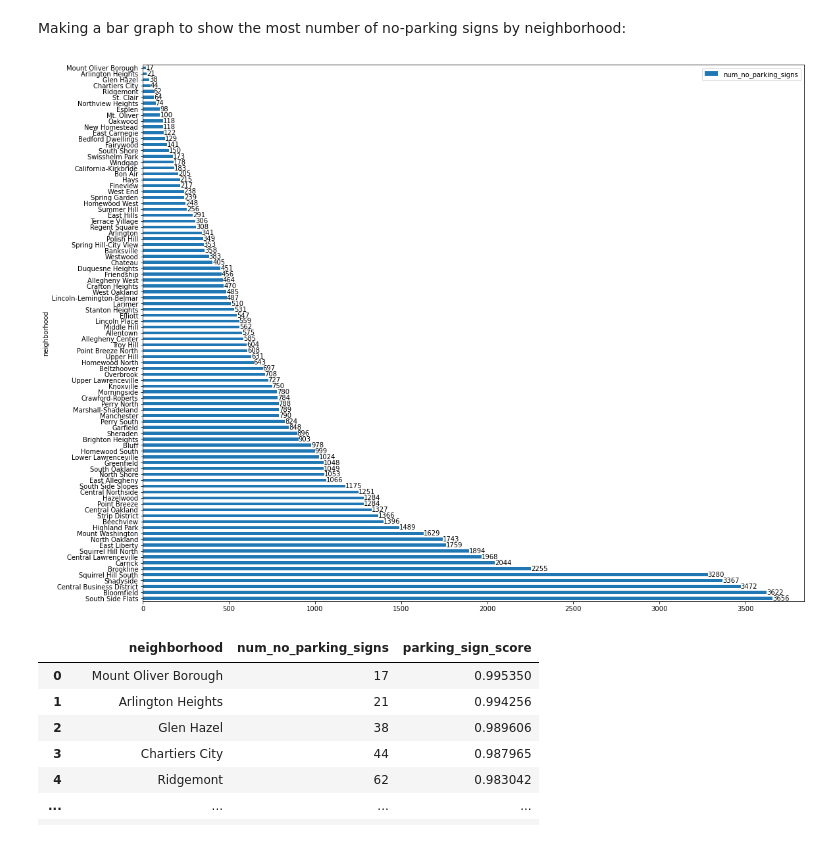
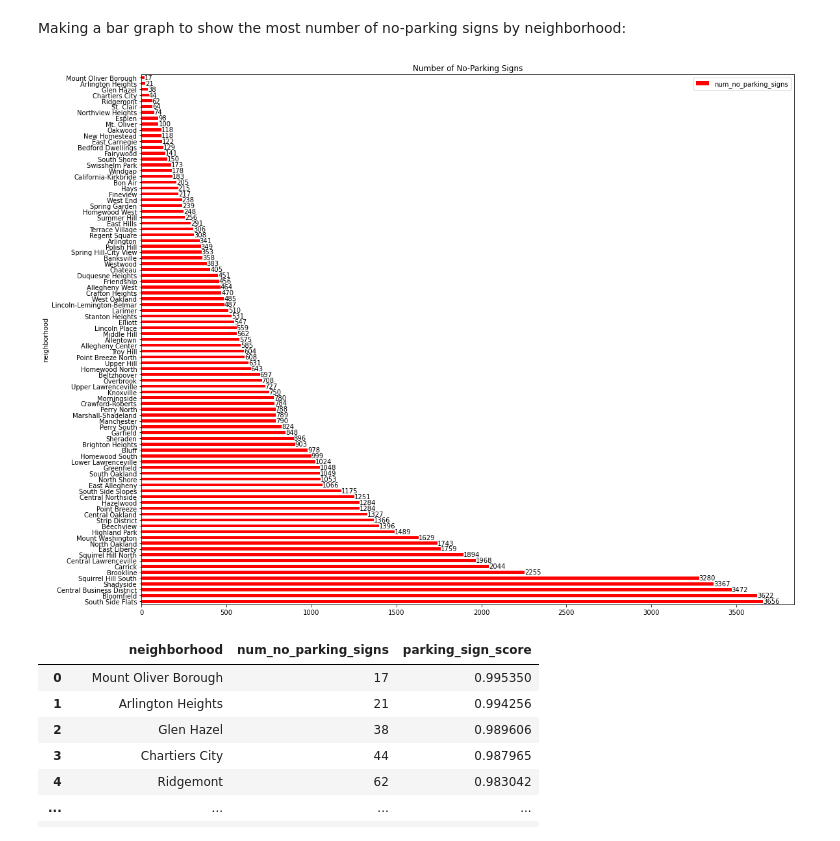
Before and after one commit to drew-whiteside/cmpinf_0010_final, a Jupyter notebook: Final_Presentation_APR21.ipynb, the cells around one changed output. Drawn from its saved outputs; the diff is of its cells as text; code cells hidden in the pictures.

```diff
--- a/Final_Presentation_APR21.ipynb
+++ b/Final_Presentation_APR21.ipynb
@@ -274,7 +274,7 @@ new_df.sort_values(by='num_meters', inplace=True)
 # %% [markdown]
 Making a bar graph to show the most number of parking meters by neighborhood:
 # %%
-ax = new_df.plot.barh(x='neighborhood', y='num_meters', figsize=(18,15))
+ax = new_df.plot.barh(x='neighborhood', y='num_meters', figsize=(18,15), title='Number of Parking Meters', color='green')
 
 for container in ax.containers:
     ax.bar_label(container)
@@ -322,12 +322,12 @@ parking_df.sort_values('num_no_parking_signs', ascending=False, inplace=True)
 # %% [markdown]
 Making a bar graph to show the most number of no-parking signs by neighborhood:
 # %%
-ax = parking_df.plot.barh(x='neighborhood', y='num_no_parking_signs', figsize=(18,15))
+ax = parking_df.plot.barh(x='neighborhood', y='num_no_parking_signs', figsize=(18,15), title='Number of No-Parking Signs', color='red')
 
 for container in ax.containers:
     ax.bar_label(container)
 # %% [output]
-[figure, old version]
+[figure, new version]
 # %%
 parking_df['parking_sign_score'] = 1 - parking_df['num_no_parking_signs']/3656
 #parking_df.to_csv('results-parking-signs.csv')
```
Also changed, not shown: parts of 1 cell of this notebook.
